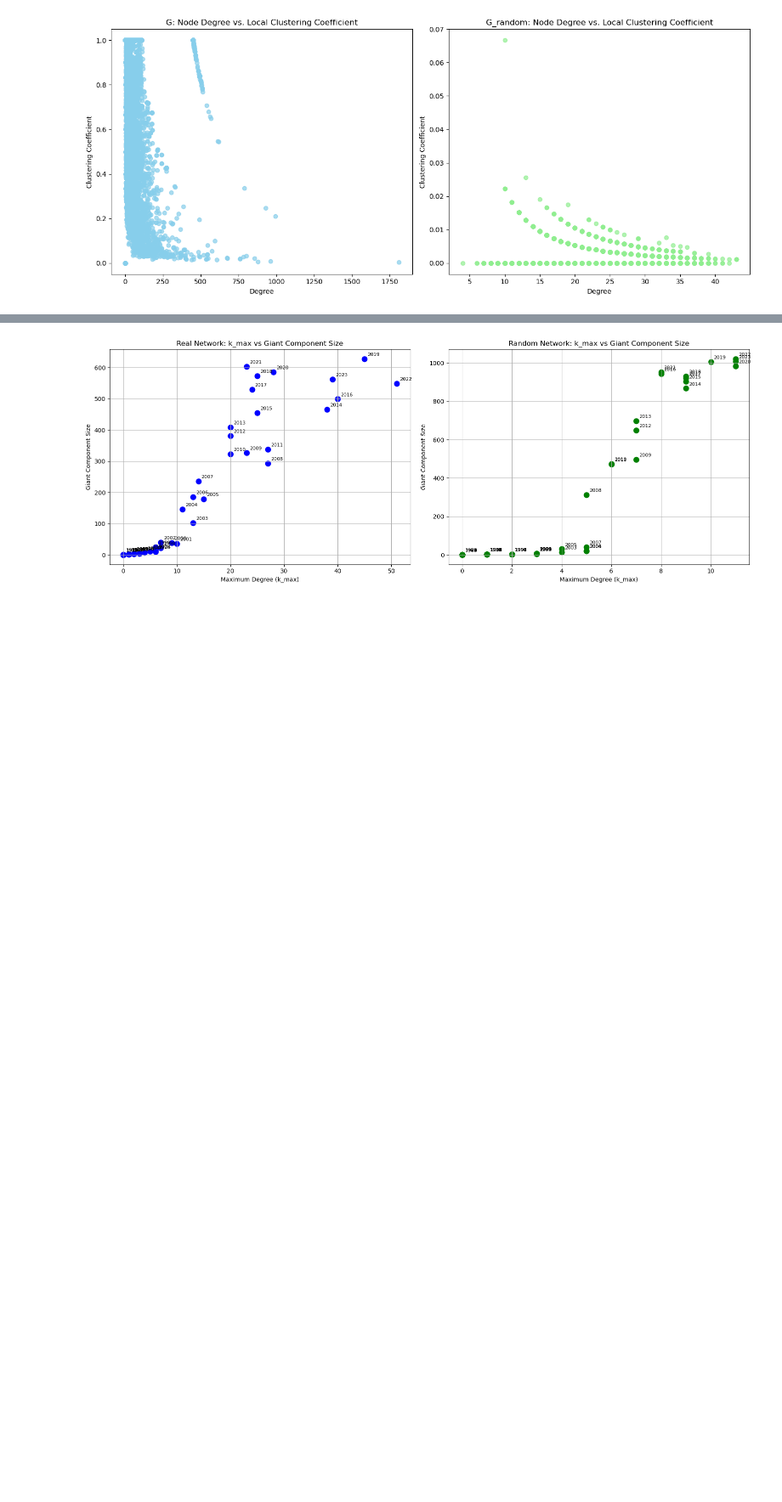
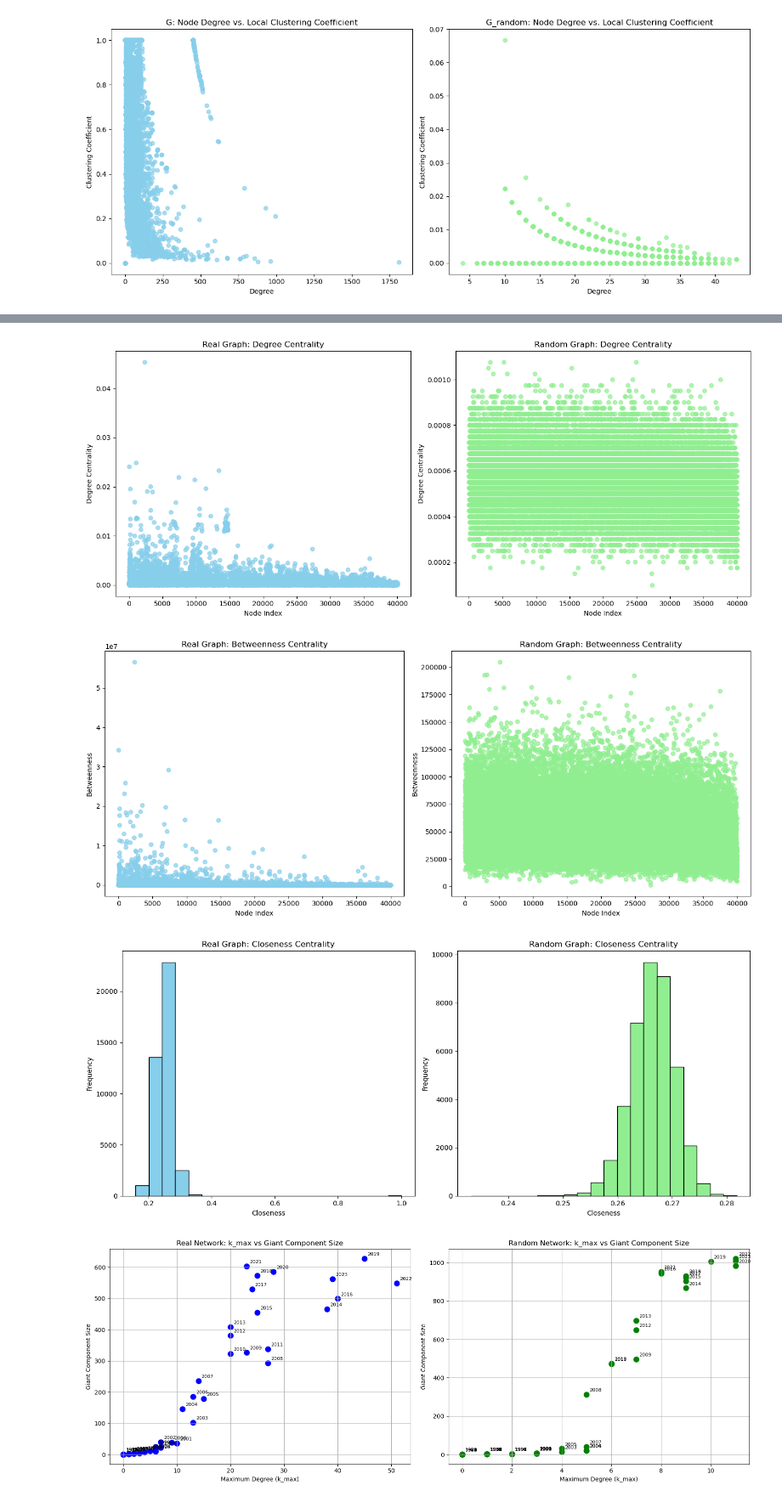
Before and after one commit to Xkpd/Network-Science-Project, a Jupyter notebook: Q2Q3.ipynb, the cells around one changed output, grey strips where cells are left out. Shown at 85% size. Cells and saved outputs as stored; diff of their text form; code cells hidden in the pictures; blank space fills up the shorter version.

```diff
--- a/Q2Q3.ipynb
+++ b/Q2Q3.ipynb
@@ -672,3 +461,71 @@ does 1 individual becoming a hub leads to a large giant conponent size?
+# %%
+# filename: compare_real_vs_random_with_igraph.py
+
+import pickle
+import networkx as nx
+import igraph as ig
+import matplotlib.pyplot as plt
+
+# --- 1. Load your graphs from pickle (these are NetworkX Graphs) ---
+with open("2ndcumulative_collaboration_graph.pickle", "rb") as f:
+    real_nx = pickle.load(f)
+
+with open("2ndRandomcumulative_collaboration_graph.pickle", "rb") as f:
+    rand_nx = pickle.load(f)
+
+# --- 2. Convert to igraph.Graph for C‑backed algorithms ---
+g_real = ig.Graph.TupleList(real_nx.edges(), directed=False)
+g_rand = ig.Graph.TupleList(rand_nx.edges(), directed=False)
+
+# --- 3. Compute centralities ---
+
+# a) Degree centrality = degree / (n-1)
+n_real = g_real.vcount()
+deg_cent_real = [deg/(n_real-1) for deg in g_real.degree()]
+
+n_rand = g_rand.vcount()
+deg_cent_rand = [deg/(n_rand-1) for deg in g_rand.degree()]
+
+# b) Betweenness centrality (unnormalized by default in igraph)
+betw_real = g_real.betweenness()
+betw_rand = g_rand.betweenness()
+
+# c) Closeness centrality
+clos_real = g_real.closeness()
+clos_rand = g_rand.closeness()
+
+# --- 4. Plotting ---
+
+# Plot 1: Degree Centrality vs Node Index
+fig, axes = plt.subplots(1, 2, figsize=(14, 6))
+axes[0].scatter(range(n_real), deg_cent_real, color='skyblue', alpha=0.7)
+axes[0].set(title="Real Graph: Degree Centrality", xlabel="Node Index", ylabel="Degree Centrality")
+axes[1].scatter(range(n_rand), deg_cent_rand, color='lightgreen', alpha=0.7)
+axes[1].set(title="Random Graph: Degree Centrality", xlabel="Node Index", ylabel="Degree Centrality")
+plt.tight_layout()
+plt.show()
+
+# Plot 2: Betweenness Centrality vs Node Index
+fig, axes = plt.subplots(1, 2, figsize=(14, 6))
+axes[0].scatter(range(n_real), betw_real, color='skyblue', alpha=0.7)
+axes[0].set(title="Real Graph: Betweenness Centrality", xlabel="Node Index", ylabel="Betweenness")
+axes[1].scatter(range(n_rand), betw_rand, color='lightgreen', alpha=0.7)
+axes[1].set(title="Random Graph: Betweenness Centrality", xlabel="Node Index", ylabel="Betweenness")
+plt.tight_layout()
+plt.show()
+
+# Plot 3: Histogram of Closeness Centrality
+fig, axes = plt.subplots(1, 2, figsize=(14, 6))
+axes[0].hist(clos_real, bins=20, color='skyblue', edgecolor='black')
+axes[0].set(title="Real Graph: Closeness Centrality", xlabel="Closeness", ylabel="Frequency")
+axes[1].hist(clos_rand, bins=20, color='lightgreen', edgecolor='black')
+axes[1].set(title="Random Graph: Closeness Centrality", xlabel="Closeness", ylabel="Frequency")
+plt.tight_layout()
+plt.show()
+# %% [output]
+[figure, added]
+[figure, added]
+[figure, added]
 # %%
 import matplotlib.pyplot as plt
 
```
Also changed, not shown: parts of 6 cells of this notebook.
